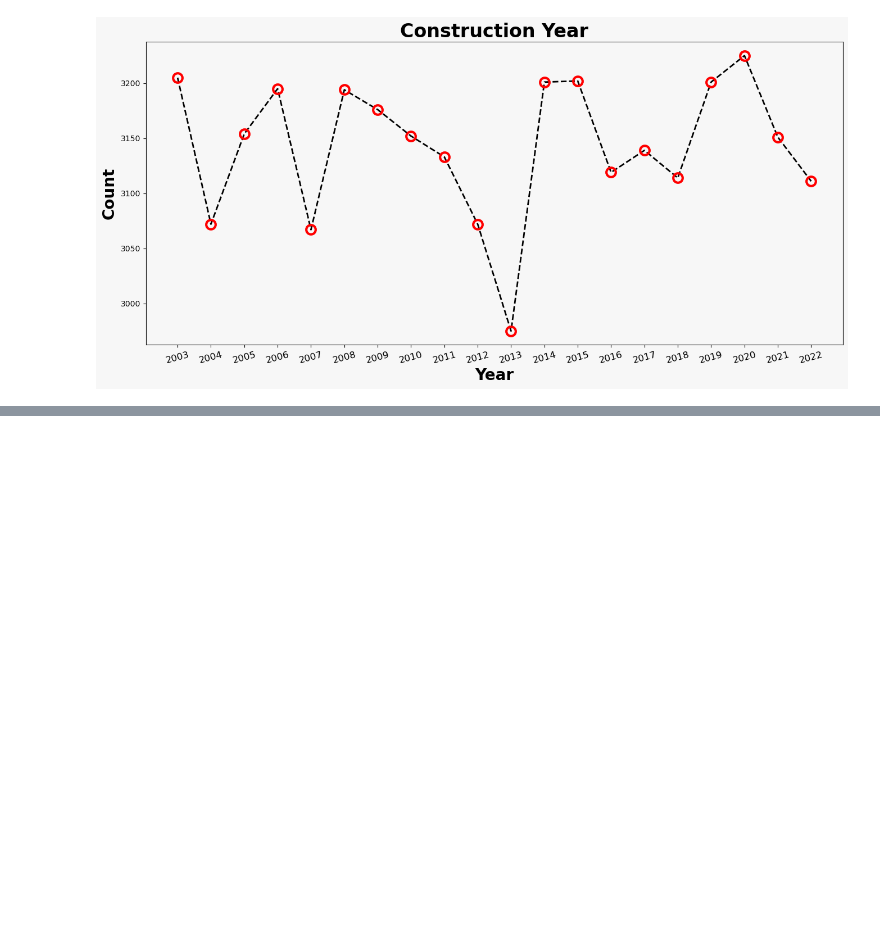
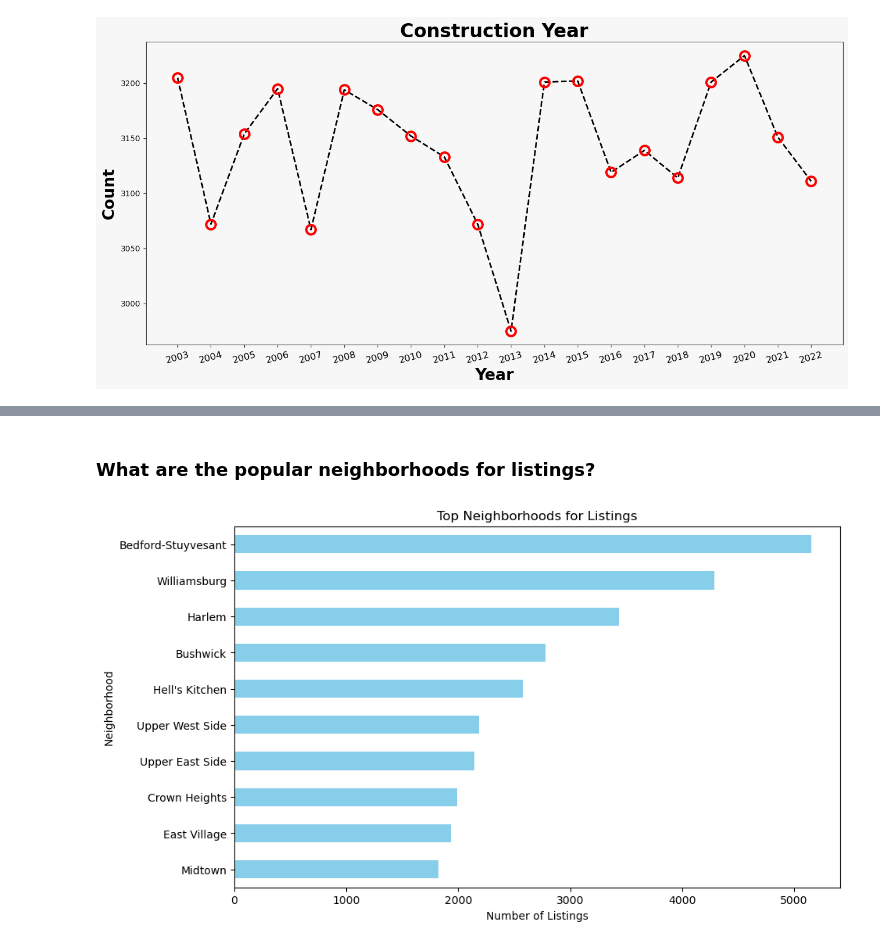
Before and after one commit to chrishunt11/Airbnb_Analysis, a Jupyter notebook: Airbnb Open Data.ipynb, the cells around one changed output, grey strips where cells are left out. Drawn from its saved outputs; the diff is of its cells as text; code cells hidden in the pictures; blank space fills up the shorter version.

```diff
--- a/Airbnb Open Data.ipynb
+++ b/Airbnb Open Data.ipynb
@@ -560,0 +561,18 @@ plt.show()
+# %% [markdown]
+### What are the popular neighborhoods for listings?
+# %%
+neighborhood_counts = df['neighbourhood'].value_counts()
+
+# Select top N neighborhoods for visualization (e.g., top 10)
+top_neighborhoods = neighborhood_counts.head(10)
+
+# Plotting
+plt.figure(figsize=(10, 6))
+top_neighborhoods.plot(kind='barh', color='skyblue')
+plt.title('Top Neighborhoods for Listings')
+plt.xlabel('Number of Listings')
+plt.ylabel('Neighborhood')
+plt.gca().invert_yaxis()  # Invert y-axis to display highest count at the top
+plt.show()
+# %% [output]
+[figure, added]
```
Also changed, not shown: parts of 31 cells of this notebook, 1 other file.
